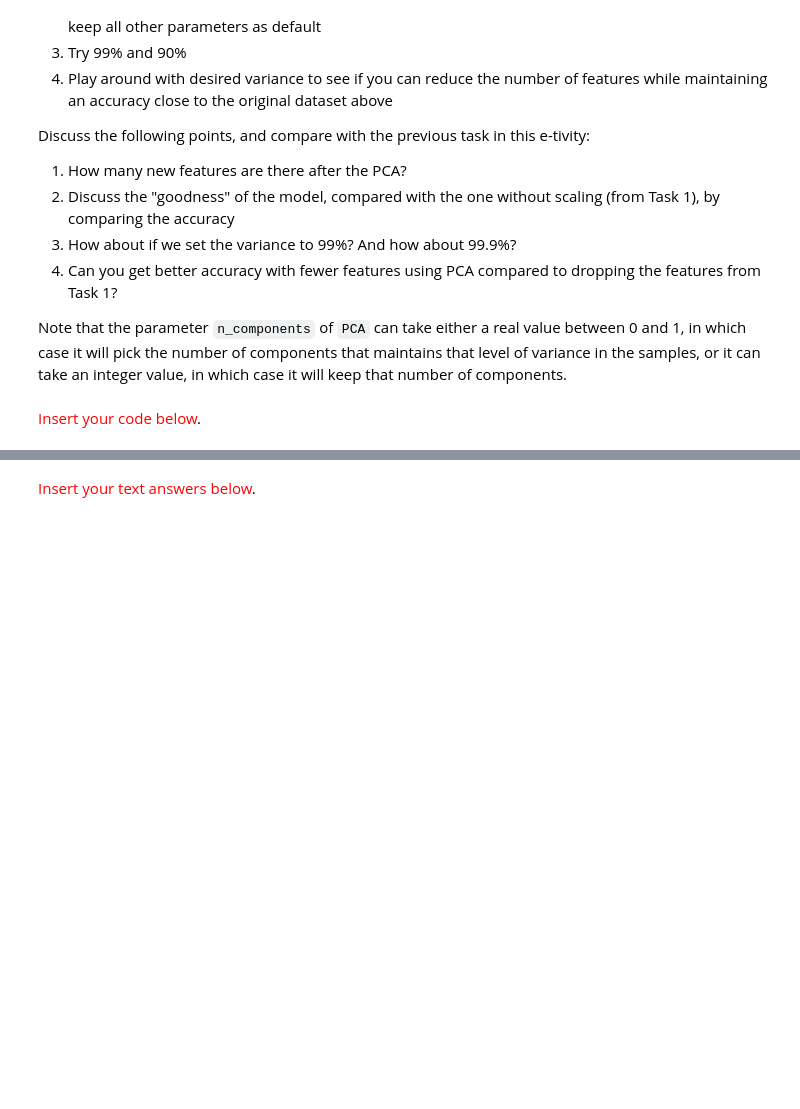
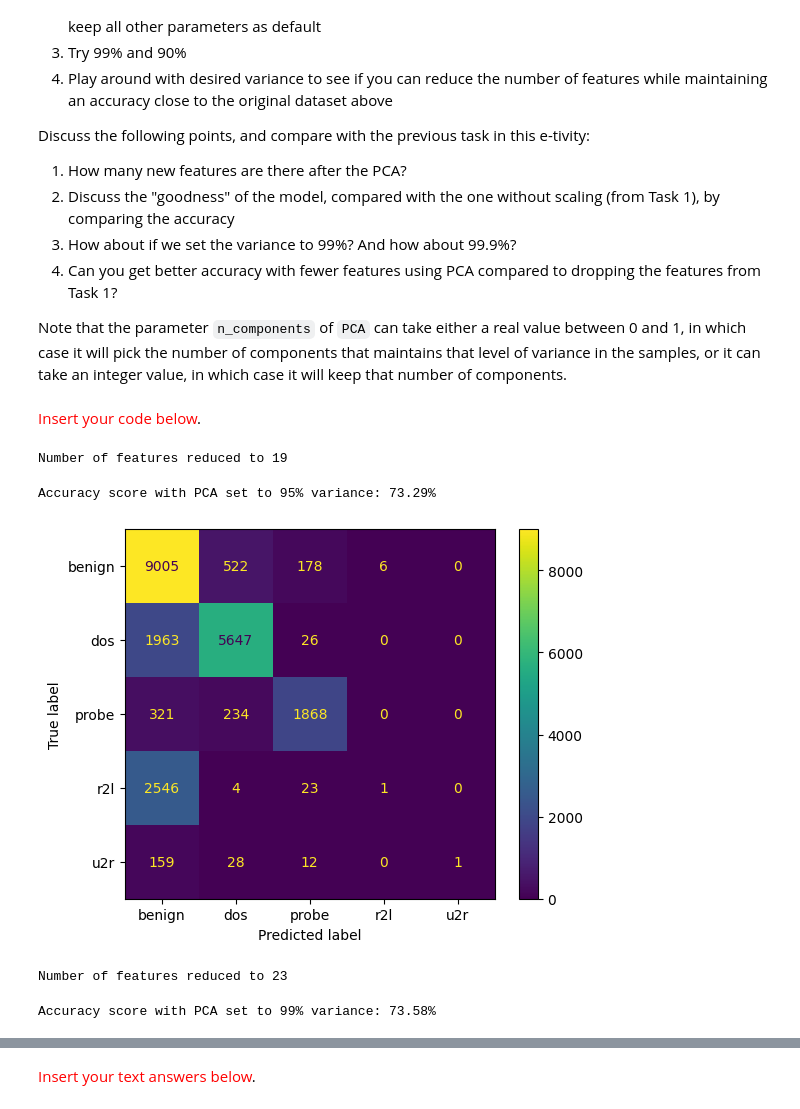
Before and after one commit to sprince0031/UL_Masters, a Jupyter notebook: SEM_1/CE4051-Introduction_to_Data_Engineering_and_Machine_Learning/Week7_8/Activity4_23052058.ipynb, the cells around one changed output, grey strips where cells are left out. Cells and saved outputs as stored; diff of their text form; code cells hidden in the pictures; blank space fills up the shorter version.

Commit message:
[Update] Completed code part for task 2 of etivity 4. Need to complete write ups

```diff
--- a/SEM_1/CE4051-Introduction_to_Data_Engineering_and_Machine_Learning/Week7_8/Activity4_23052058.ipynb
+++ b/SEM_1/CE4051-Introduction_to_Data_Engineering_and_Machine_Learning/Week7_8/Activity4_23052058.ipynb
@@ -265,13 +265,13 @@ selectedFeatureIndices = np.where(selectorMask)[0]
 # print(selectedFeatureIndices)
 
 # # Choosing the required features from the original unscaled data array
-# X_train_selected = train_X.iloc[:, selectedFeatureIndices]
-# print(np.shape(X_train_selected))
-test_X_minMaxed = minMaxScaler.fit_transform(test_X)
-test_X_selected = test_X_minMaxed[:, selectedFeatureIndices]
-print(np.shape(test_X_selected))
+X_train_selected = train_X.iloc[:, selectedFeatureIndices]
+print(np.shape(X_train_selected))
+
+X_test_selected = test_X.iloc[:, selectedFeatureIndices]
+print(np.shape(X_test_selected))
 
 # Using the standard scaler to scale the selected data
-X_train_selected_scaled = scaler.fit_transform(train_X_selected)
-X_test_selected_scaled = scaler.fit_transform(test_X_selected)
+X_train_selected_scaled = scaler.fit_transform(X_train_selected)
+X_test_selected_scaled = scaler.fit_transform(X_test_selected)
 # %% [output]
@@ -439,0 +462,46 @@ from sklearn.metrics import confusion_matrix, accuracy_score
+# %%
+from sklearn.decomposition import PCA
+
+####################################
+pca_95 = PCA(n_components=0.95)
+train_X_pca_95 = pca_95.fit_transform(train_X_scaled) # using the scaled data variable from task 1 since we're working on the same dataset.
+test_X_pca_95 = pca_95.transform(test_X_scaled)
+print(f'Number of features reduced to {np.shape(train_X_pca_95)[1]}')
+# %% [output]
+Number of features reduced to 19
+# %%
+from sklearn.svm import SVC
+from sklearn.metrics import confusion_matrix, accuracy_score
+
+model_pca_95 = SVC(kernel='linear')
+model_pca_95.fit(train_X_pca_95, train_Y)
+
+preds_pca_95 = model_pca_95.predict(test_X_pca_95)
+print(f'Accuracy score with PCA set to 95% variance: {accuracy_score(test_Y, preds_pca_95)*100:.2f}%')
+# %% [output]
+Accuracy score with PCA set to 95% variance: 73.29%
+# %%
+# Generating the confusion matrix for our predictions
+confusion_matrix_pca_95 = confusion_matrix(test_Y, preds_pca_95, labels=model_pca_95.classes_)
+
+# Plotting the confusion matrix instead of printing it as a 2D array so that it is easier to discern
+disp = ConfusionMatrixDisplay(confusion_matrix=confusion_matrix_pca_95, display_labels=model_pca_95.classes_)
+disp.plot()
+plt.show()
+# %% [output]
+[figure, added]
+# %%
+pca_99 = PCA(n_components=0.99)
+train_X_pca_99 = pca_99.fit_transform(train_X_scaled) # using the scaled data variable from task 1 since we're working on the same dataset.
+test_X_pca_99 = pca_99.transform(test_X_scaled)
+print(f'Number of features reduced to {np.shape(train_X_pca_99)[1]}')
+# %% [output]
+Number of features reduced to 23
+# %%
+model_pca_99 = SVC(kernel='linear')
+model_pca_99.fit(train_X_pca_99, train_Y)
+
+preds_pca_99 = model_pca_99.predict(test_X_pca_99)
+print(f'Accuracy score with PCA set to 99% variance: {accuracy_score(test_Y, preds_pca_99)*100:.2f}%')
+# %% [output]
+Accuracy score with PCA set to 99% variance: 73.58%
```
Also changed, not shown: parts of 39 cells of this notebook.
